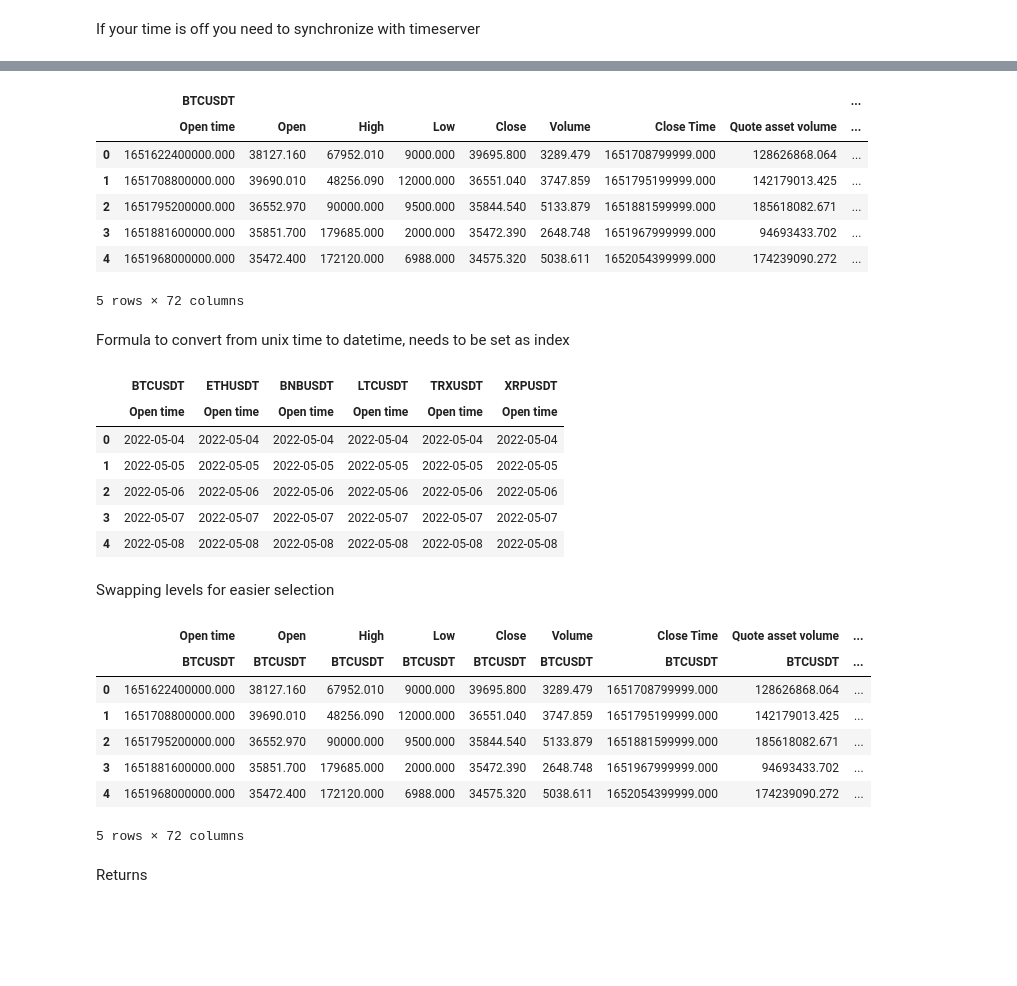
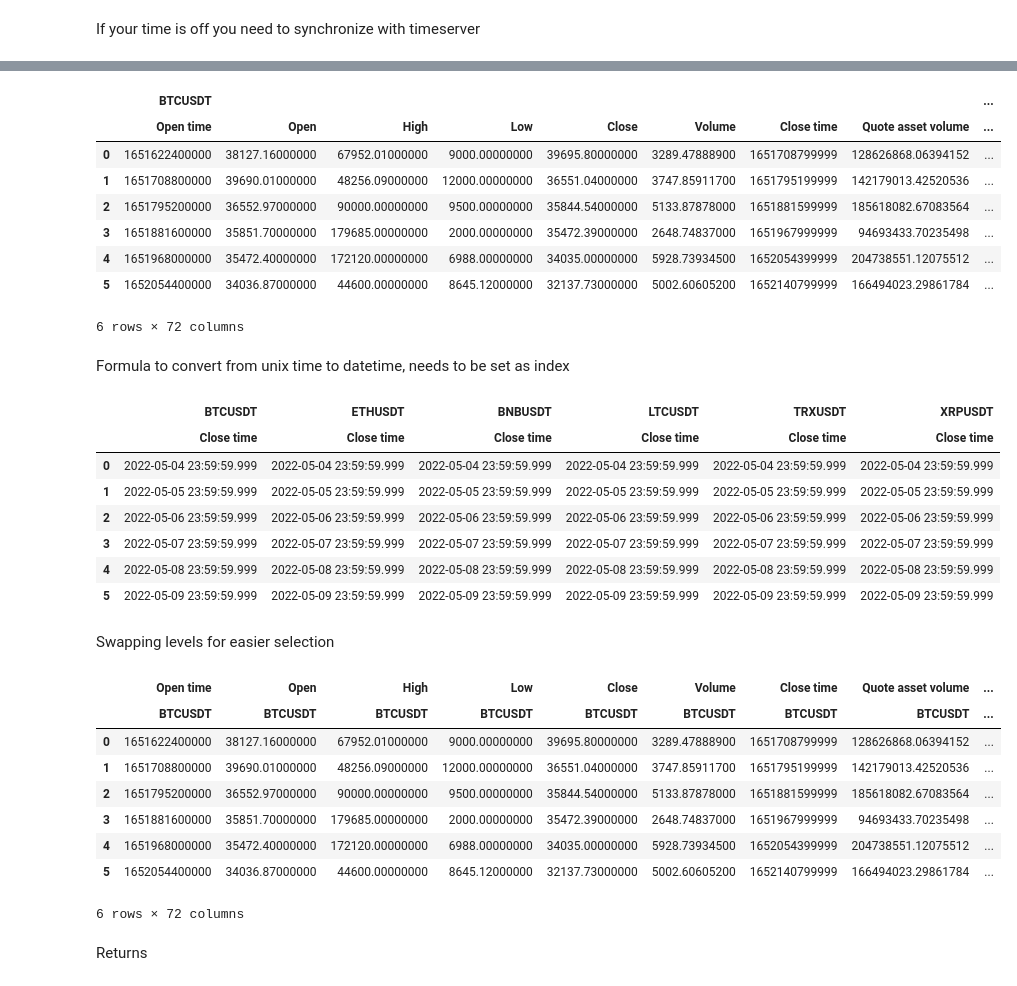
Before and after one commit to streetyoga/atapi, a Jupyter notebook: atf/atf.ipynb, the cells around one changed output, grey strips where cells are left out. Drawn from its saved outputs; the diff is of its cells as text; code cells hidden in the pictures; blank space fills up the shorter version.

```diff
--- a/atf/atf.ipynb
+++ b/atf/atf.ipynb
@@ -58,44 +51,47 @@ pd.json_normalize(client.account()['balances'])
 # %%
 symbols = ['BTCUSDT', 'ETHUSDT', 'BNBUSDT', 'LTCUSDT', 'TRXUSDT', 'XRPUSDT' ]
-columns =  ['Open time','Open', 'High', 'Low', 'Close', 'Volume', 'Close Time', 'Quote asset volume', 'Number of trades', 'Taker buy base asset volume', 'Taker buy quote asset volume', 'Ignore' ]
+columns =  ['Open time','Open', 'High', 'Low', 'Close', 'Volume', 'Close time', 'Quote asset volume', 'Number of trades', 'Taker buy base asset volume', 'Taker buy quote asset volume', 'Ignore' ]
 # %%
-assets = pd.concat(([pd.DataFrame(client.klines(symbol, "1d"), columns=columns) for symbol in symbols]), axis = 1, keys=symbols).astype(float)
+assets = pd.concat(([pd.DataFrame(client.klines(symbol, "1d"), columns=columns) for symbol in symbols]), axis = 1, keys=symbols)
 assets
 # %% [output]
 |  | BTCUSDT |  |  |  |  |  |  |  | ... |
-|  | Open time | Open | High | Low | Close | Volume | Close Time | Quote asset volume | ... |
-| 0 | 1651622400000.000 | 38127.160 | 67952.010 | 9000.000 | 39695.800 | 3289.479 | 1651708799999.000 | 128626868.064 | ... |
-| 1 | 1651708800000.000 | 39690.010 | 48256.090 | 12000.000 | 36551.040 | 3747.859 | 1651795199999.000 | 142179013.425 | ... |
-| 2 | 1651795200000.000 | 36552.970 | 90000.000 | 9500.000 | 35844.540 | 5133.879 | 1651881599999.000 | 185618082.671 | ... |
-| 3 | 1651881600000.000 | 35851.700 | 179685.000 | 2000.000 | 35472.390 | 2648.748 | 1651967999999.000 | 94693433.702 | ... |
-| 4 | 1651968000000.000 | 35472.400 | 172120.000 | 6988.000 | 34575.320 | 5038.611 | 1652054399999.000 | 174239090.272 | ... |
+|  | Open time | Open | High | Low | Close | Volume | Close time | Quote asset volume | ... |
+| 0 | 1651622400000 | 38127.16000000 | 67952.01000000 | 9000.00000000 | 39695.80000000 | 3289.47888900 | 1651708799999 | 128626868.06394152 | ... |
+| 1 | 1651708800000 | 39690.01000000 | 48256.09000000 | 12000.00000000 | 36551.04000000 | 3747.85911700 | 1651795199999 | 142179013.42520536 | ... |
+| 2 | 1651795200000 | 36552.97000000 | 90000.00000000 | 9500.00000000 | 35844.54000000 | 5133.87878000 | 1651881599999 | 185618082.67083564 | ... |
+| 3 | 1651881600000 | 35851.70000000 | 179685.00000000 | 2000.00000000 | 35472.39000000 | 2648.74837000 | 1651967999999 | 94693433.70235498 | ... |
+| 4 | 1651968000000 | 35472.40000000 | 172120.00000000 | 6988.00000000 | 34035.00000000 | 5928.73934500 | 1652054399999 | 204738551.12075512 | ... |
+| 5 | 1652054400000 | 34036.87000000 | 44600.00000000 | 8645.12000000 | 32137.73000000 | 5002.60605200 | 1652140799999 | 166494023.29861784 | ... |
-5 rows × 72 columns
+6 rows × 72 columns
 # %% [markdown]
 Formula to convert from unix time to datetime, needs to be set as index
 # %%
-pd.concat([pd.to_datetime(assets[symbol, 'Open time'], unit='ms') for symbol in symbols], axis=1)
+pd.concat([pd.to_datetime(assets[symbol, 'Close time'], unit='ms') for symbol in symbols], axis=1)
 # %% [output]
 |  | BTCUSDT | ETHUSDT | BNBUSDT | LTCUSDT | TRXUSDT | XRPUSDT |
-|  | Open time | Open time | Open time | Open time | Open time | Open time |
-| 0 | 2022-05-04 | 2022-05-04 | 2022-05-04 | 2022-05-04 | 2022-05-04 | 2022-05-04 |
-| 1 | 2022-05-05 | 2022-05-05 | 2022-05-05 | 2022-05-05 | 2022-05-05 | 2022-05-05 |
-| 2 | 2022-05-06 | 2022-05-06 | 2022-05-06 | 2022-05-06 | 2022-05-06 | 2022-05-06 |
-| 3 | 2022-05-07 | 2022-05-07 | 2022-05-07 | 2022-05-07 | 2022-05-07 | 2022-05-07 |
-| 4 | 2022-05-08 | 2022-05-08 | 2022-05-08 | 2022-05-08 | 2022-05-08 | 2022-05-08 |
+|  | Close time | Close time | Close time | Close time | Close time | Close time |
+| 0 | 2022-05-04 23:59:59.999 | 2022-05-04 23:59:59.999 | 2022-05-04 23:59:59.999 | 2022-05-04 23:59:59.999 | 2022-05-04 23:59:59.999 | 2022-05-04 23:59:59.999 |
+| 1 | 2022-05-05 23:59:59.999 | 2022-05-05 23:59:59.999 | 2022-05-05 23:59:59.999 | 2022-05-05 23:59:59.999 | 2022-05-05 23:59:59.999 | 2022-05-05 23:59:59.999 |
+| 2 | 2022-05-06 23:59:59.999 | 2022-05-06 23:59:59.999 | 2022-05-06 23:59:59.999 | 2022-05-06 23:59:59.999 | 2022-05-06 23:59:59.999 | 2022-05-06 23:59:59.999 |
+| 3 | 2022-05-07 23:59:59.999 | 2022-05-07 23:59:59.999 | 2022-05-07 23:59:59.999 | 2022-05-07 23:59:59.999 | 2022-05-07 23:59:59.999 | 2022-05-07 23:59:59.999 |
+| 4 | 2022-05-08 23:59:59.999 | 2022-05-08 23:59:59.999 | 2022-05-08 23:59:59.999 | 2022-05-08 23:59:59.999 | 2022-05-08 23:59:59.999 | 2022-05-08 23:59:59.999 |
+| 5 | 2022-05-09 23:59:59.999 | 2022-05-09 23:59:59.999 | 2022-05-09 23:59:59.999 | 2022-05-09 23:59:59.999 | 2022-05-09 23:59:59.999 | 2022-05-09 23:59:59.999 |
 # %% [markdown]
 Swapping levels for easier selection
 # %%
 assets = assets.swaplevel(axis=1)
 assets
 # %% [output]
-|  | Open time | Open | High | Low | Close | Volume | Close Time | Quote asset volume | ... |
+|  | Open time | Open | High | Low | Close | Volume | Close time | Quote asset volume | ... |
 |  | BTCUSDT | BTCUSDT | BTCUSDT | BTCUSDT | BTCUSDT | BTCUSDT | BTCUSDT | BTCUSDT | ... |
-| 0 | 1651622400000.000 | 38127.160 | 67952.010 | 9000.000 | 39695.800 | 3289.479 | 1651708799999.000 | 128626868.064 | ... |
-| 1 | 1651708800000.000 | 39690.010 | 48256.090 | 12000.000 | 36551.040 | 3747.859 | 1651795199999.000 | 142179013.425 | ... |
-| 2 | 1651795200000.000 | 36552.970 | 90000.000 | 9500.000 | 35844.540 | 5133.879 | 1651881599999.000 | 185618082.671 | ... |
-| 3 | 1651881600000.000 | 35851.700 | 179685.000 | 2000.000 | 35472.390 | 2648.748 | 1651967999999.000 | 94693433.702 | ... |
-| 4 | 1651968000000.000 | 35472.400 | 172120.000 | 6988.000 | 34575.320 | 5038.611 | 1652054399999.000 | 174239090.272 | ... |
+| 0 | 1651622400000 | 38127.16000000 | 67952.01000000 | 9000.00000000 | 39695.80000000 | 3289.47888900 | 1651708799999 | 128626868.06394152 | ... |
+| 1 | 1651708800000 | 39690.01000000 | 48256.09000000 | 12000.00000000 | 36551.04000000 | 3747.85911700 | 1651795199999 | 142179013.42520536 | ... |
+| 2 | 1651795200000 | 36552.97000000 | 90000.00000000 | 9500.00000000 | 35844.54000000 | 5133.87878000 | 1651881599999 | 185618082.67083564 | ... |
+| 3 | 1651881600000 | 35851.70000000 | 179685.00000000 | 2000.00000000 | 35472.39000000 | 2648.74837000 | 1651967999999 | 94693433.70235498 | ... |
+| 4 | 1651968000000 | 35472.40000000 | 172120.00000000 | 6988.00000000 | 34035.00000000 | 5928.73934500 | 1652054399999 | 204738551.12075512 | ... |
+| 5 | 1652054400000 | 34036.87000000 | 44600.00000000 | 8645.12000000 | 32137.73000000 | 5002.60605200 | 1652140799999 | 166494023.29861784 | ... |
-5 rows × 72 columns
+6 rows × 72 columns
 # %% [markdown]
 Returns
 # %%
```
Also changed, not shown: parts of 31 cells of this notebook, 1 other file.
